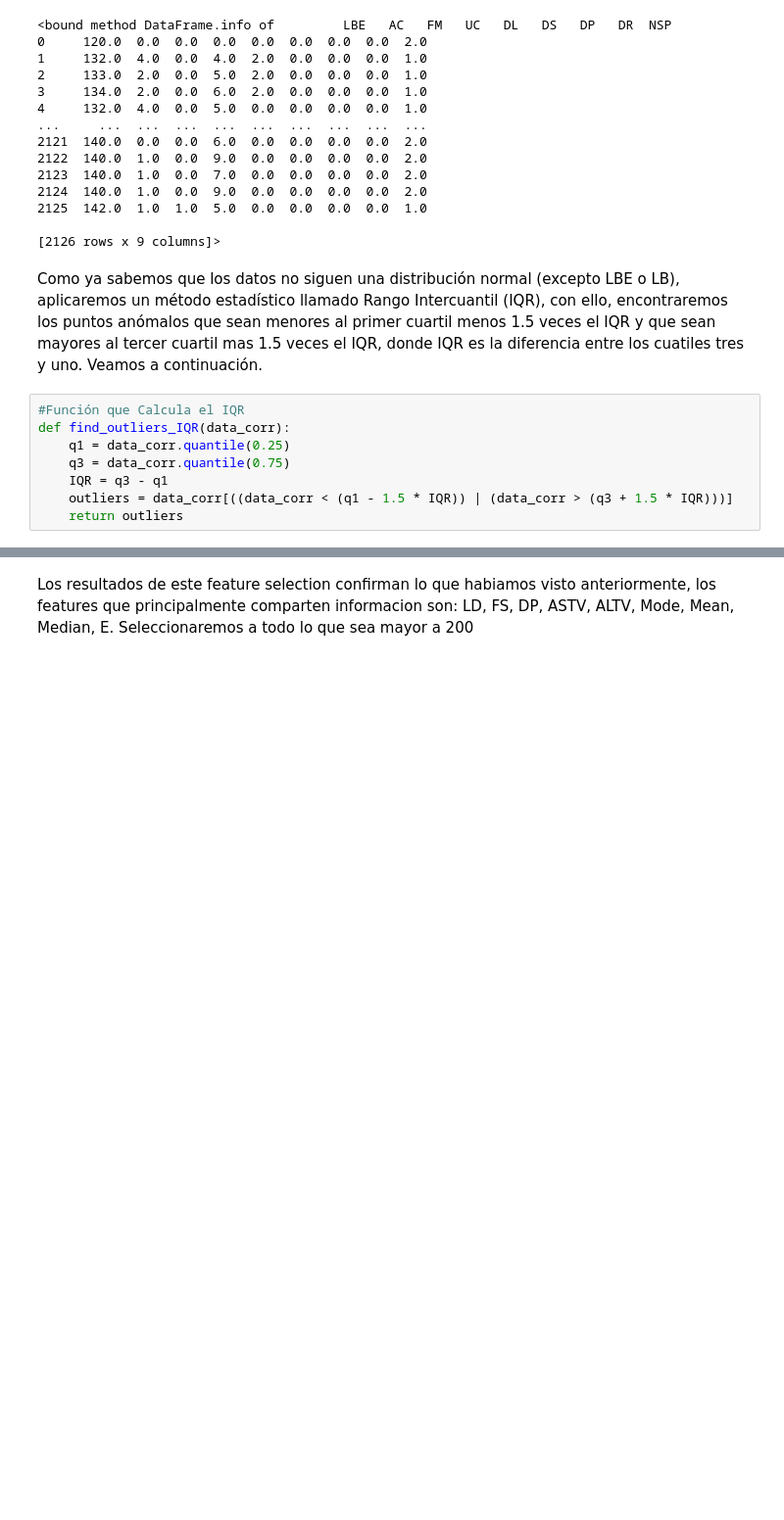
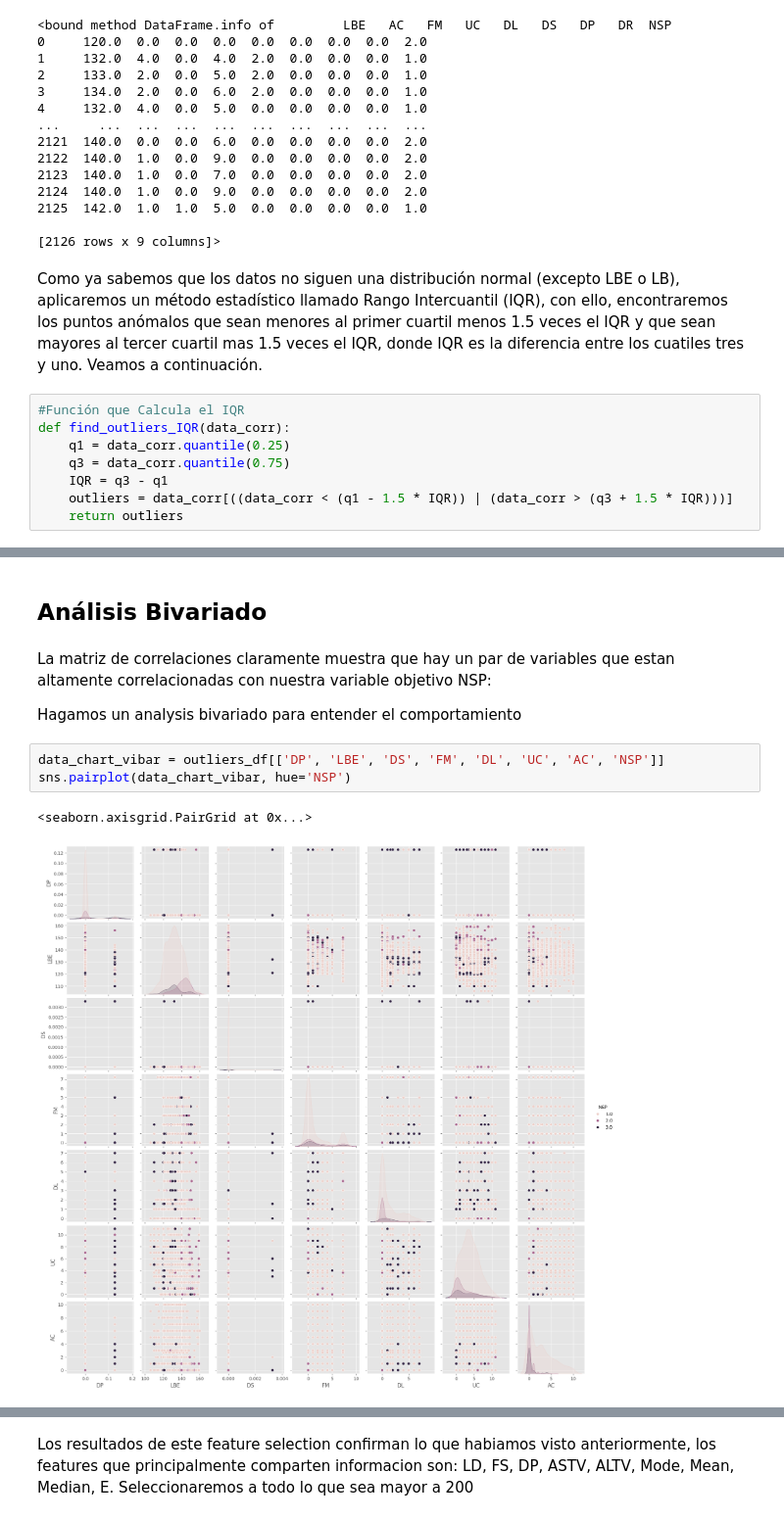
Before and after one commit to moqca/ia_masterrs, a Jupyter notebook: apre_aut/mexmiart03_act3/act3_draft.ipynb, the cells around one changed output, grey strips where cells are left out. Shown at 98% size. Cells and saved outputs as stored; diff of their text form; blank space fills up the shorter version.

```diff
--- a/apre_aut/mexmiart03_act3/act3_draft.ipynb
+++ b/apre_aut/mexmiart03_act3/act3_draft.ipynb
@@ -669,0 +759,12 @@ sns.barplot(data=features, x='Score', y='Feature', orient='h')
+# %% [markdown]
+## Análisis Bivariado
+# %% [markdown]
+La matriz de correlaciones claramente muestra que hay un par de variables que estan altamente correlacionadas con nuestra variable objetivo NSP:
+
+Hagamos un analysis bivariado para entender el comportamiento
+# %%
+data_chart_vibar = outliers_df[['DP', 'LBE', 'DS', 'FM', 'DL', 'UC', 'AC', 'NSP']]
+sns.pairplot(data_chart_vibar, hue='NSP')
+# %% [output]
+<seaborn.axisgrid.PairGrid at 0x...>
+[figure, added]
```
Also changed, not shown: parts of 57 cells of this notebook, 4 other files.
